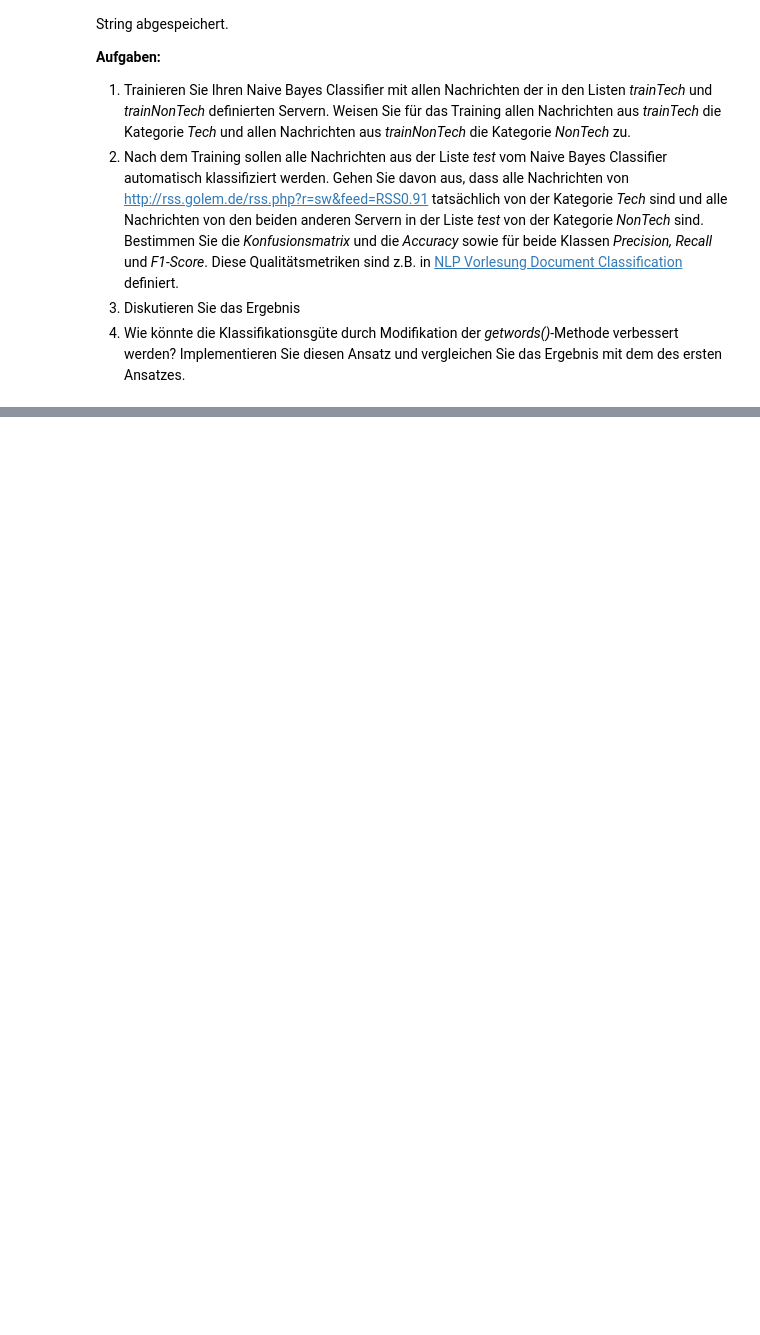
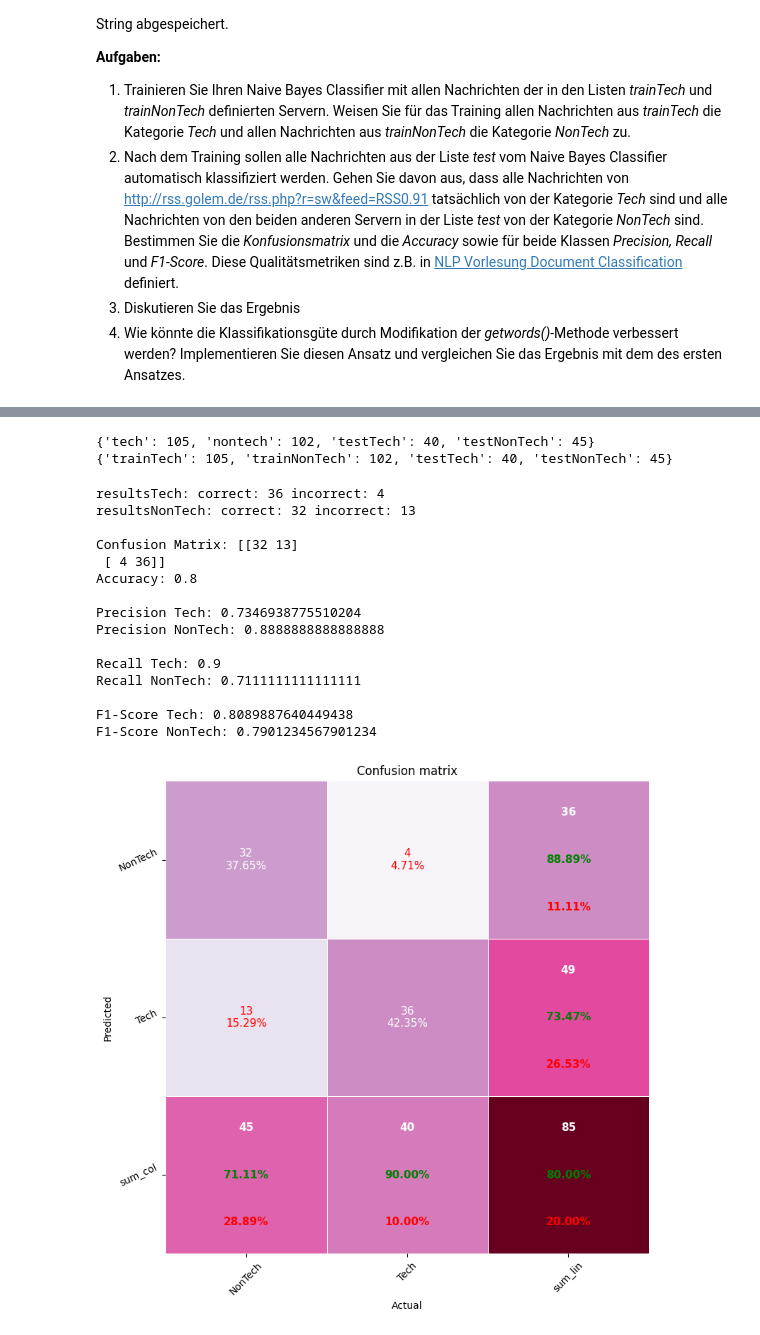
Before and after one commit to Branchverse/datamininglecture, a Jupyter notebook: 4_document_classification/VersuchDocumentClassification.ipynb, the cells around one changed output, grey strips where cells are left out. Saved outputs shown, nothing was run; the diff lists cells and outputs as text; code cells hidden in the pictures; blank space fills up the shorter version.

```diff
--- a/4_document_classification/VersuchDocumentClassification.ipynb
+++ b/4_document_classification/VersuchDocumentClassification.ipynb
@@ -362,0 +392,60 @@ Number of used test samples 85
+# %%
+# Aufgabe 1
+print(countnews)
+print({cat: len(feeds[cat]) for cat in feeds.keys()})
+
+c1 = Classifier(getwords, ["Tech", "NonTech"])
+for news in feeds.get("trainTech"):
+    c1.train(news, 'Tech')
+for news in feeds.get("trainNonTech"):
+    c1.train(news, 'NonTech')
+# %% [output]
+{'tech': 105, 'nontech': 102, 'testTech': 40, 'testNonTech': 45}
+{'trainTech': 105, 'trainNonTech': 102, 'testTech': 40, 'testNonTech': 45}
+# %%
+# Aufgabe 2
+from sklearn.metrics import confusion_matrix, accuracy_score, f1_score, recall_score, precision_score
+import numpy as np
+import pandas as pd
+from pretty_confusion_matrix import pp_matrix
+
+tags = ["Tech" for i in range(countnews['testTech'])] + ["NonTech" for i in range(countnews['testNonTech'])]
+resultsTech = [c1.predictionResult(news).get("prediction") for news in feeds.get("testTech")]
+resultsNonTech = [c1.predictionResult(news).get('prediction') for news in feeds.get("testNonTech")]
+results = resultsTech + resultsNonTech
+print("resultsTech:", "correct:", resultsTech.count("Tech"), "incorrect:" , resultsTech.count("NonTech"))
+print("resultsNonTech:", "correct:",resultsNonTech.count("NonTech"), "incorrect:", resultsNonTech.count("Tech"))
+print("")
+print("Confusion Matrix:",confusion_matrix(tags, results))
+print("Accuracy:", accuracy_score(tags, results))
+print("")
+print("Precision Tech:", precision_score(tags, results, pos_label="Tech")) # TODO brauchen wir hier average="weighted" oder so?
+print("Precision NonTech:", precision_score(tags, results, pos_label="NonTech"))
+print("")
+print("Recall Tech:", recall_score(tags, results, pos_label="Tech"))
+print("Recall NonTech:", recall_score(tags, results, pos_label="NonTech"))
+print("")
+print("F1-Score Tech:", f1_score(tags, results, pos_label="Tech"))
+print("F1-Score NonTech:", f1_score(tags, results, pos_label="NonTech"))
+
+# For some reason we had to flip around the order of the tags maybe coz there are more NonTech than Tech
+df= pd.DataFrame(confusion_matrix(tags, results), index=[ 'NonTech','Tech'], columns=[ 'NonTech','Tech'])
+cmap = 'PuRd'
+pp_matrix(df, cmap=cmap)
+# %% [output]
+resultsTech: correct: 36 incorrect: 4
+resultsNonTech: correct: 32 incorrect: 13
+
+Confusion Matrix: [[32 13]
+ [ 4 36]]
+Accuracy: 0.8
+
+Precision Tech: 0.7346938775510204
+Precision NonTech: 0.8888888888888888
+
+Recall Tech: 0.9
+Recall NonTech: 0.7111111111111111
+
+F1-Score Tech: 0.8089887640449438
+F1-Score NonTech: 0.7901234567901234
+[figure, added]
```
Also changed, not shown: parts of 12 cells of this notebook.
